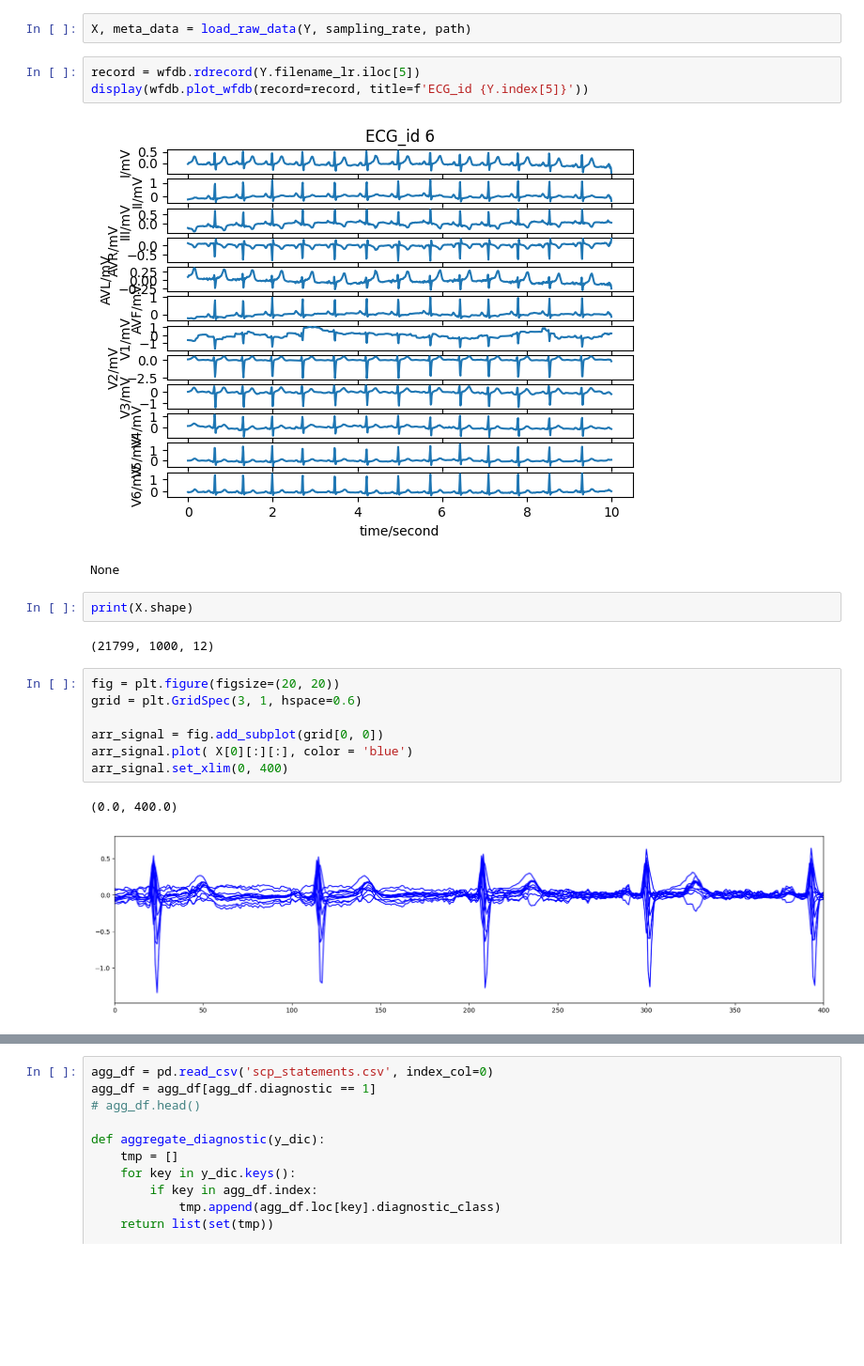
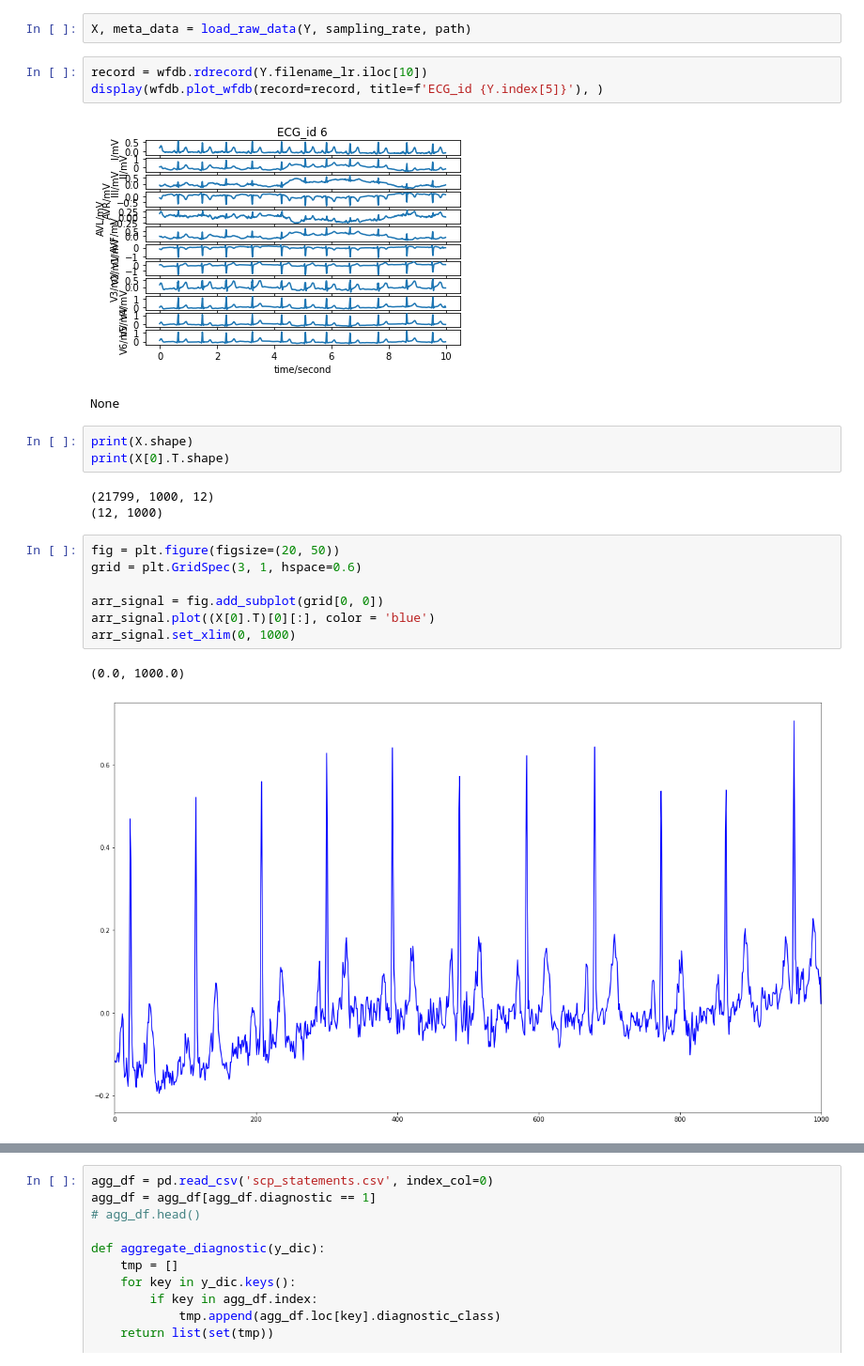
Before and after one commit to donyafiuji/ECG-diagnosis, a Jupyter notebook: data.ipynb, the cells around one changed output, grey strips where cells are left out. Shown: that part at 94% size. Cells and saved outputs as stored; diff of their text form; blank space fills up the shorter version.

```diff
--- a/data.ipynb
+++ b/data.ipynb
@@ -32,22 +29,24 @@ Y.scp_codes = Y.scp_codes.apply(lambda x: ast.literal_eval(x))
 # %%
 X, meta_data = load_raw_data(Y, sampling_rate, path)
 # %%
-record = wfdb.rdrecord(Y.filename_lr.iloc[5])
-display(wfdb.plot_wfdb(record=record, title=f'ECG_id {Y.index[5]}'))
+record = wfdb.rdrecord(Y.filename_lr.iloc[10])
+display(wfdb.plot_wfdb(record=record, title=f'ECG_id {Y.index[5]}'), )
 # %% [output]
-[figure, old version]
+[figure, new version]
 None
 # %%
 print(X.shape)
+print(X[0].T.shape)
 # %% [output]
 (21799, 1000, 12)
+(12, 1000)
 # %%
-fig = plt.figure(figsize=(20, 20))
+fig = plt.figure(figsize=(20, 50))
 grid = plt.GridSpec(3, 1, hspace=0.6)
 
 arr_signal = fig.add_subplot(grid[0, 0])
-arr_signal.plot( X[0][:][:], color = 'blue')
-arr_signal.set_xlim(0, 400)
+arr_signal.plot((X[0].T)[0][:], color = 'blue')
+arr_signal.set_xlim(0, 1000)
 # %% [output]
-(0.0, 400.0)
+(0.0, 1000.0)
-[figure, old version]
+[figure, new version]
```
Also changed, not shown: parts of 5 cells of this notebook, 1 other file.
